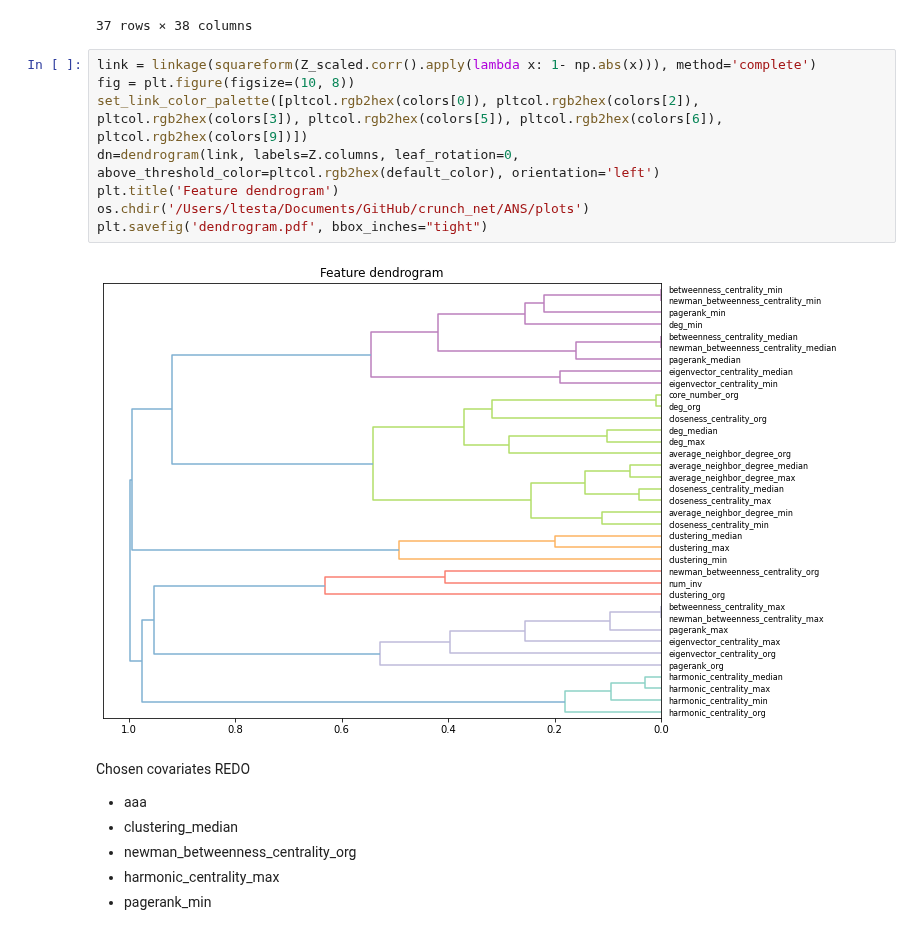
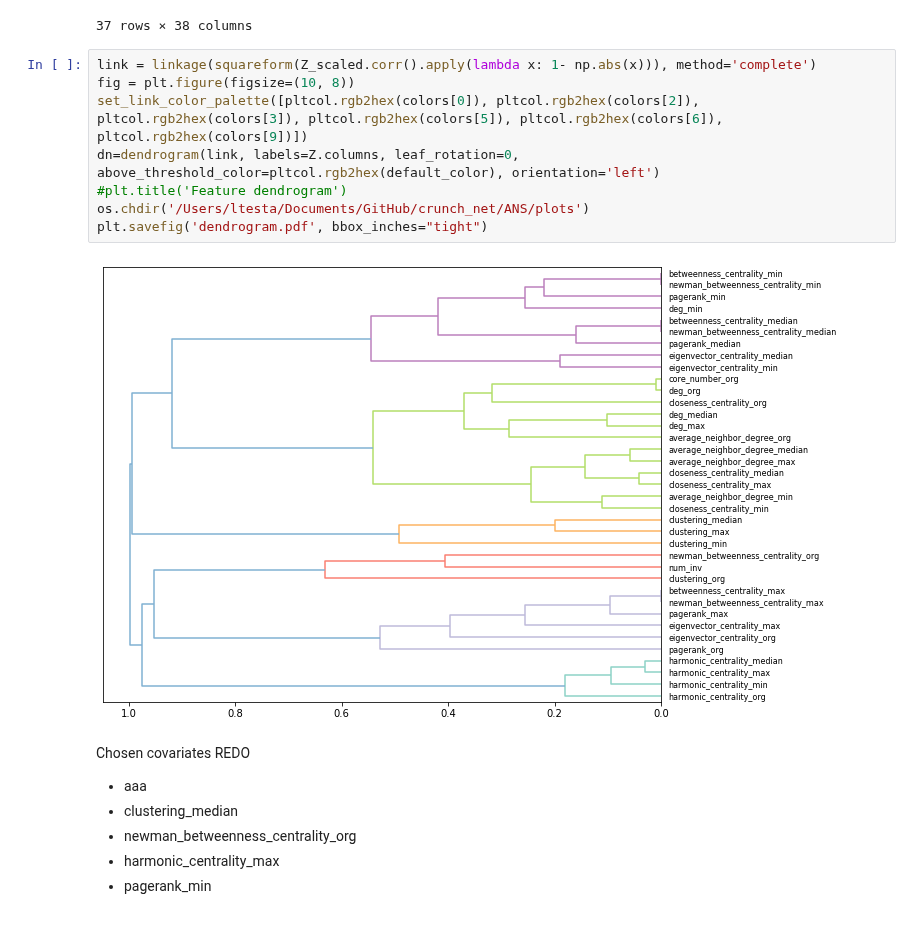
Before and after one commit to testalorenzo/crunch_net, a Jupyter notebook: ANS/notebook/notebooks/ANS_extension.ipynb, the cells around one changed output. Saved outputs shown, nothing was run; the diff lists cells and outputs as text.

```diff
--- a/ANS/notebook/notebooks/ANS_extension.ipynb
+++ b/ANS/notebook/notebooks/ANS_extension.ipynb
@@ -311,13 +311,13 @@ Z_scaled.corr().reset_index()#.iloc[14,:]
 # %%
 link = linkage(squareform(Z_scaled.corr().apply(lambda x: 1- np.abs(x))), method='complete')
 fig = plt.figure(figsize=(10, 8))
 set_link_color_palette([pltcol.rgb2hex(colors[0]), pltcol.rgb2hex(colors[2]), pltcol.rgb2hex(colors[3]), pltcol.rgb2hex(colors[5]), pltcol.rgb2hex(colors[6]), pltcol.rgb2hex(colors[9])])
 dn=dendrogram(link, labels=Z.columns, leaf_rotation=0, above_threshold_color=pltcol.rgb2hex(default_color), orientation='left')
-plt.title('Feature dendrogram')
+#plt.title('Feature dendrogram')
 os.chdir('/Users/ltesta/Documents/GitHub/crunch_net/ANS/plots')
 plt.savefig('dendrogram.pdf', bbox_inches="tight")
 # %% [output]
-[figure, old version]
+[figure, new version]
 # %% [markdown]
 Chosen covariates REDO
 - aaa
```
Also changed, not shown: parts of 6 cells of this notebook, 5 other files.
